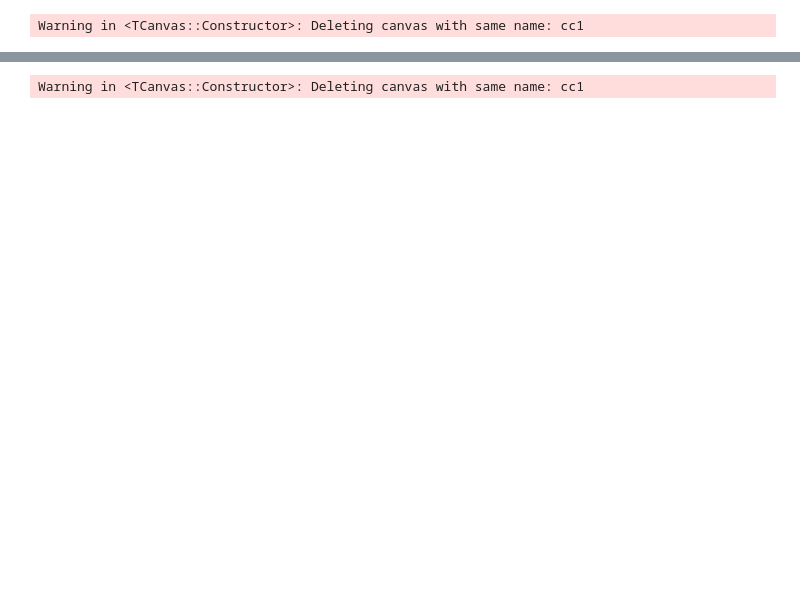
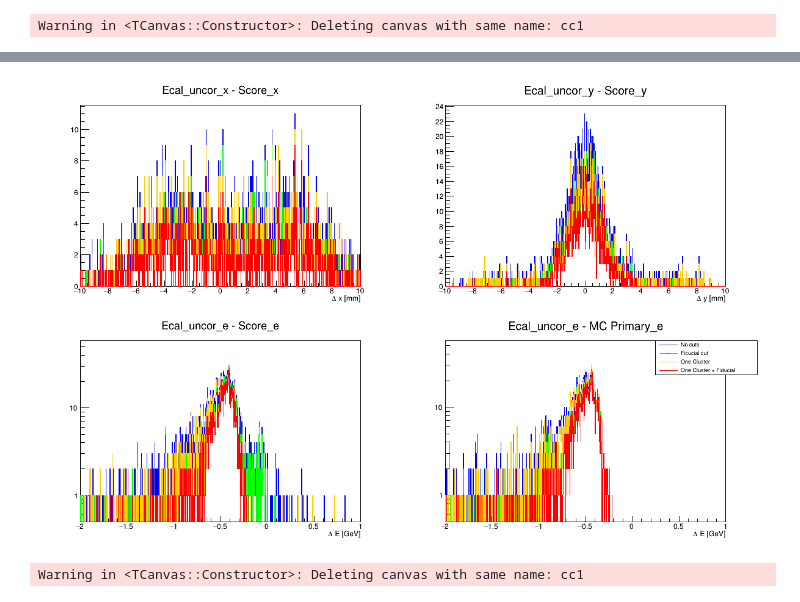
Before and after one commit to mholtrop/Analysis, a Jupyter notebook: MC2021/MC_Ecal_Analysis1.ipynb, the cells around one changed output, grey strips where cells are left out. Drawn from its saved outputs; the diff is of its cells as text; code cells hidden in the pictures; blank space fills up the shorter version.

```diff
--- a/MC2021/MC_Ecal_Analysis1.ipynb
+++ b/MC2021/MC_Ecal_Analysis1.ipynb
@@ -297,7 +296,7 @@ for i in range(len(df_store)):
     s.hh_diff_e3u.SetLineColor(hist_colors[i])
     s.hh_diff_e3u.Draw("same")
 
-cc2.cd(1)
+cc2.cd(4)
 leg2.Draw()
 cc2.Draw()
 # %% [output]
@@ -308,3 +306,4 @@ Warning in <TCanvas::Constructor>: Deleting canvas with same name: cc1
+[figure, added]
 # %%
 # %% [output]
 Warning in <TCanvas::Constructor>: Deleting canvas with same name: cc1
```
Also changed, not shown: parts of 7 cells of this notebook, 12 other files.
